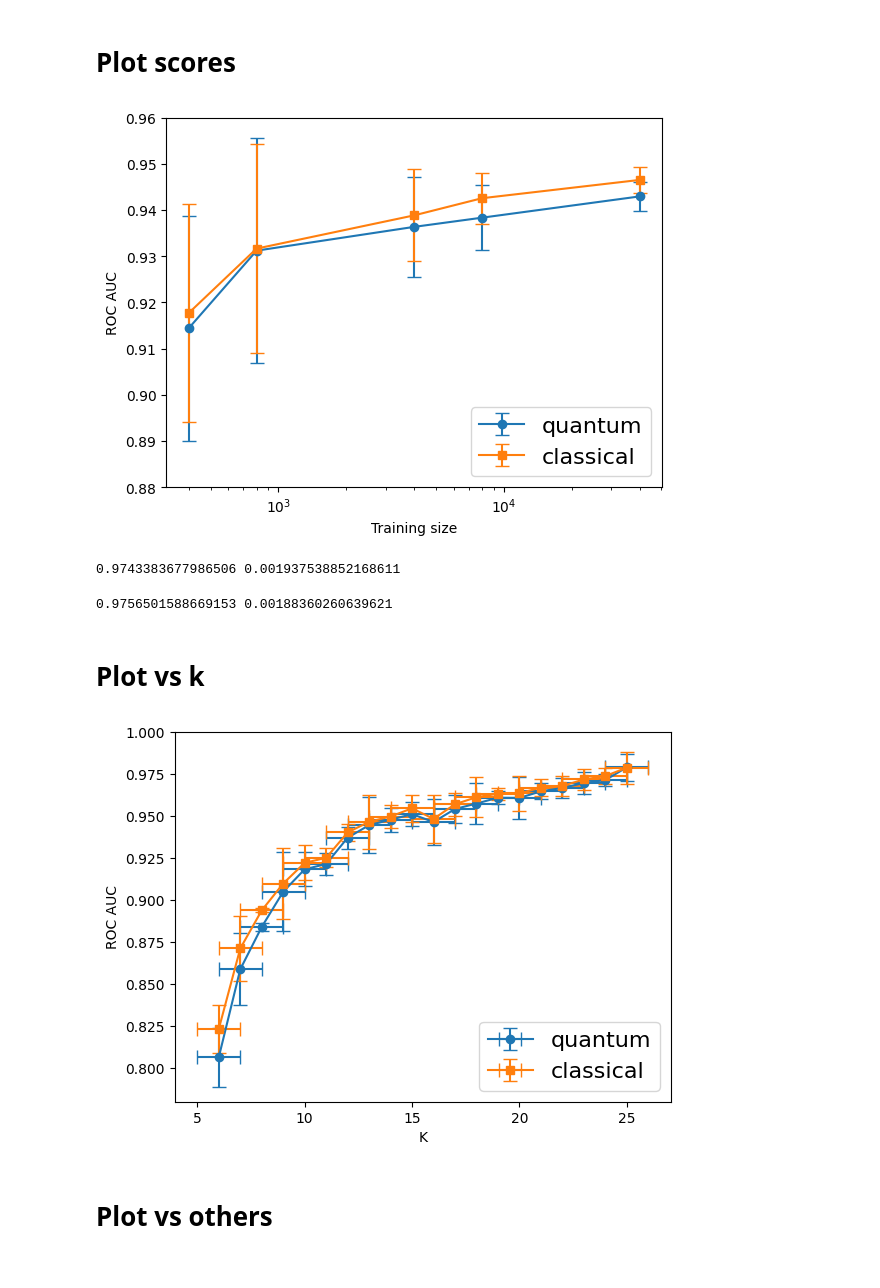
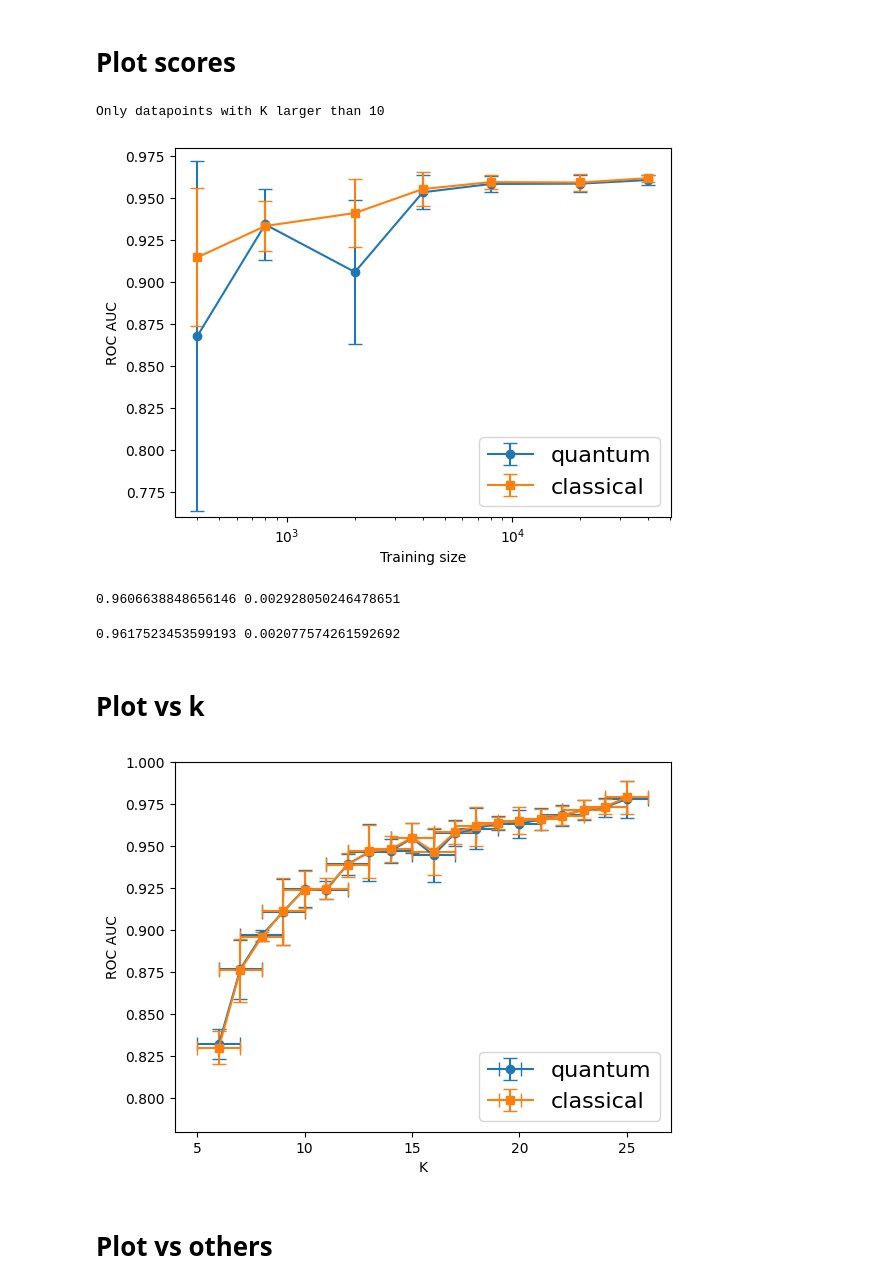
Before and after one commit to mhassans/galaxyMorphology, a Jupyter notebook: Plotting.ipynb, the cells around one changed output. Cells and saved outputs as stored; diff of their text form; code cells hidden in the pictures.

```diff
--- a/Plotting.ipynb
+++ b/Plotting.ipynb
@@ -10,12 +10,12 @@ from funcs_plotter import double_roc, single_roc, getEfficiency, \
 # Plot ROC curves superimposed
 # %%
 #totalSizes = [100, 500, 1000, 5000, 10000, 50000]
-totalSizes = [500]
+totalSizes = [50000]
 #k_values = [5, 10, 20]
 k_values = [5]
 for totalSize in totalSizes:
     for k_value in k_values:
-        path_quant = 'output/result_Quant-alpha0p05-C500-dataMapFuncNone-interactionZandYZ-weightBalanced-trainSize'+str(int(4*totalSize/5))+'-testSize'+str(int(totalSize/5))+'-foldIdx{}-minOfK'+str(k_value)+'.pkl'
-        path_class = 'output/result_Class-C100-gammaauto-weightBalanced-trainSize'+str(int(4*totalSize/5))+'-testSize'+str(int(totalSize/5))+'-foldIdx{}-minOfK'+str(k_value)+'.pkl'
+        path_quant = 'output/result_Quant-alpha0p03-C10000000p0-dataMapFuncNone-interactionYandYZ-weightNone-trainSize'+str(int(4*totalSize/5))+'-testSize'+str(int(totalSize/5))+'-foldIdx{}-minOfK'+str(k_value)+'.pkl'
+        path_class = 'output/result_Class-C10000000p0-gamma0p01-weightNone-trainSize'+str(int(4*totalSize/5))+'-testSize'+str(int(totalSize/5))+'-foldIdx{}-minOfK'+str(k_value)+'.pkl'
         plot_roc_compare(path_quant, path_class)
 # %% [output]
@@ -85,13 +87,13 @@ plot_confusion_matrix(df_cl['trueLabels'], df_cl['predictedLabels'], normalize_b
 from sklearn.metrics import accuracy_score, balanced_accuracy_score, roc_auc_score, precision_score, recall_score, f1_score
 # %%
 ##########################
-#!!!!CHOOOSE SCORE FIRST!!!!!!!!!
+#!!!!CHOOOSE SCORE AND K_VALUE FIRST!!!!!!!!!
 ##########################
 score = 'roc' #'fOne','precision', 'recall', 'roc', 'accuracy', 'accuracy_balanced'
+k_value = 10
 #totalSizes = [100, 500, 1000, 5000, 10000, 50000]
-totalSizes = [500, 1000, 5000, 10000, 50000]
+totalSizes = [500, 1000, 2500, 5000, 10000, 25000, 50000]#[500, 1000, 5000, 10000, 50000]
 kernels = ['quantum', 'classical']
-k_value = 5
 score_qm_mean = []
 score_qm_std = []
 score_cl_mean = []
@@ -100,8 +102,8 @@ for totalSize in totalSizes:
     score_values_qm = []
     score_values_cl = []
     for foldIdx in range(5):
-        path_quant = 'output/result_Quant-alpha0p05-C500-dataMapFuncNone-interactionZandYZ-weightBalanced-trainSize'+str(int(4*totalSize/5))+'-testSize'+str(int(totalSize/5))+'-foldIdx{}-minOfK'+str(k_value)+'.pkl'
-        path_class = 'output/result_Class-C100-gammaauto-weightBalanced-trainSize'+str(int(4*totalSize/5))+'-testSize'+str(int(totalSize/5))+'-foldIdx{}-minOfK'+str(k_value)+'.pkl'
+        path_quant = 'output/result_Quant-alpha0p03-C10000000p0-dataMapFuncNone-interactionYandYZ-weightNone-trainSize'+str(int(4*totalSize/5))+'-testSize'+str(int(totalSize/5))+'-foldIdx{}-minOfK'+str(k_value)+'.pkl'
+        path_class = 'output/result_Class-C10000000p0-gamma0p01-weightNone-trainSize'+str(int(4*totalSize/5))+'-testSize'+str(int(totalSize/5))+'-foldIdx{}-minOfK'+str(k_value)+'.pkl'
         df_qm = pd.read_pickle(path_quant.format(foldIdx))
         df_cl = pd.read_pickle(path_class.format(foldIdx))
         if score=='accuracy':
@@ -117,43 +119,49 @@ for totalSize in totalSizes:
             score_values_cl.append(balanced_accuracy_score(df_cl['trueLabels'], df_cl['predictedLabels']))
             ylabel='Balanced accuracy'
         elif score=='precision':
             score_values_qm.append(precision_score(df_qm['trueLabels'], df_qm['predictedLabels']))
             score_values_cl.append(precision_score(df_cl['trueLabels'], df_cl['predictedLabels']))
             ylabel='Precision'
         elif score=='recall':
             score_values_qm.append(recall_score(df_qm['trueLabels'], df_qm['predictedLabels']))
             score_values_cl.append(recall_score(df_cl['trueLabels'], df_cl['predictedLabels']))
             ylabel='Recall'
         elif score=='fOne':
             score_values_qm.append(f1_score(df_qm['trueLabels'], df_qm['predictedLabels']))
             score_values_cl.append(f1_score(df_cl['trueLabels'], df_cl['predictedLabels']))
             ylabel='f1 score'
         else:
             raise ValueError('Choose a metric first!')
     score_qm_mean.append(np.mean(score_values_qm))
     score_qm_std.append(np.std(score_values_qm))
     score_cl_mean.append(np.mean(score_values_cl))
     score_cl_std.append(np.std(score_values_cl))
 
+print("Only datapoints with K larger than", k_value)
+yLimits = {('roc', 5):(0.84,0.96), ('roc', 10):(0.76,0.98), ('roc', 20):(0.88,1.0), ('accuracy', 5):(0.78,0.92), ('accuracy', 20):(0.85,0.97)}
+
 trainSizes = np.array([x*4/5 for x in totalSizes])
 plt.errorbar(trainSizes, score_qm_mean, yerr=score_qm_std, label='quantum', marker='o', markersize=6, linewidth=1.5, capsize=5)
 plt.errorbar(trainSizes, score_cl_mean, yerr=score_cl_std, label='classical', marker='s', markersize=6, linewidth=1.5, capsize=5)
 plt.xscale('log')
-plt.ylim(0.88,0.96)
+yMin, yMax = yLimits[(score, k_value)]
+plt.ylim(yMin, yMax)
+#plt.ylim(0.78,0.92) # for accuracy
 plt.xlabel('Training size')
 plt.ylabel(ylabel)
 plt.legend(loc=4, prop={'size': 16})
 plt.show()
 # %% [output]
+Only datapoints with K larger than 10
-[figure, old version]
+[figure, new version]
 # %%
 print(score_qm_mean[-1], score_qm_std[-1])
 # %% [output]
-0.9743383677986506 0.001937538852168611
+0.9606638848656146 0.002928050246478651
 # %%
 print(score_cl_mean[-1], score_cl_std[-1])
 # %% [output]
-0.9756501588669153 0.00188360260639621
+0.9617523453599193 0.002077574261592692
 # %%
 #print(accuracy_score(df_qm['trueLabels'], df_qm['predictedLabels']))
 # %% [markdown]
@@ -178,8 +186,8 @@ for j in range(5,25):
     score_values_qm = []
     score_values_cl = []
     for foldIdx in range(5):
-        path_quant = 'output/result_Quant-alpha0p05-C500-dataMapFuncNone-interactionZandYZ-weightBalanced-trainSize'+str(int(4*totalSize/5))+'-testSize'+str(int(totalSize/5))+'-foldIdx{}-minOfK'+str(k_value)+'.pkl'
-        path_class = 'output/result_Class-C100-gammaauto-weightBalanced-trainSize'+str(int(4*totalSize/5))+'-testSize'+str(int(totalSize/5))+'-foldIdx{}-minOfK'+str(k_value)+'.pkl'
+        path_quant = 'output/result_Quant-alpha0p03-C10000000p0-dataMapFuncNone-interactionYandYZ-weightNone-trainSize'+str(int(4*totalSize/5))+'-testSize'+str(int(totalSize/5))+'-foldIdx{}-minOfK'+str(k_value)+'.pkl'
+        path_class = 'output/result_Class-C10000000p0-gamma0p01-weightNone-trainSize'+str(int(4*totalSize/5))+'-testSize'+str(int(totalSize/5))+'-foldIdx{}-minOfK'+str(k_value)+'.pkl'
         df_qm = pd.read_pickle(path_quant.format(foldIdx))
         df_qm = df_qm[(df_qm['K']>j+0.5)&(df_qm['K']<j+1.5)]
         df_cl = pd.read_pickle(path_class.format(foldIdx))
@@ -219,7 +227,7 @@ plt.ylabel(ylabel)
 plt.legend(loc=4, prop={'size': 16})
 plt.show()
 # %% [output]
-[figure, old version]
+[figure, new version]
 # %% [markdown]
 # Plot vs others
 # %%
```
Also changed, not shown: parts of 2 cells of this notebook, 1 other file.
